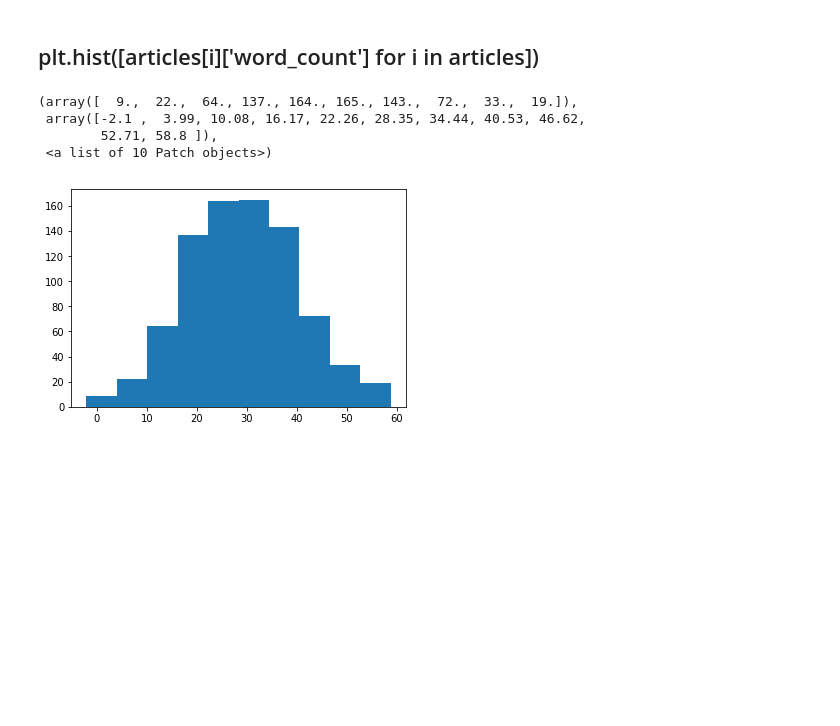
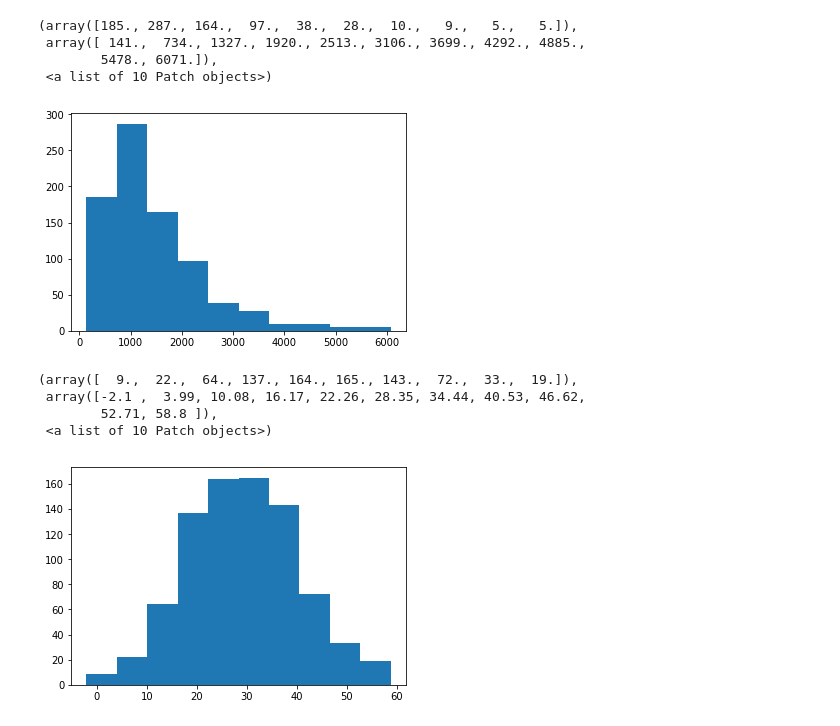
Before and after one commit to mooey5775/micusp_analysis, a Jupyter notebook: analyze_micusp.ipynb, the cells around one changed output. Cells and saved outputs as stored; diff of their text form; code cells hidden in the pictures; blank space fills up the shorter version.

```diff
--- a/analyze_micusp.ipynb
+++ b/analyze_micusp.ipynb
@@ -32,8 +32,14 @@ with open('micusp_all.pickle', 'wb') as f:
     pickle.dump(articles, f)
 # %%
 import matplotlib.pyplot as plt
-# %% [markdown]
-## plt.hist([articles[i]['word_count'] for i in articles])
+# %%
+plt.hist([articles[i]['word_count'] for i in articles])
+# %% [output]
+(array([185., 287., 164.,  97.,  38.,  28.,  10.,   9.,   5.,   5.]),
+ array([ 141.,  734., 1327., 1920., 2513., 3106., 3699., 4292., 4885.,
+        5478., 6071.]),
+ <a list of 10 Patch objects>)
+[figure, added]
 # %%
 plt.hist([articles[i]['alt_readability'] for i in articles])
 # %% [output]
```
Also changed, not shown: parts of 4 cells of this notebook, 3 other files.
